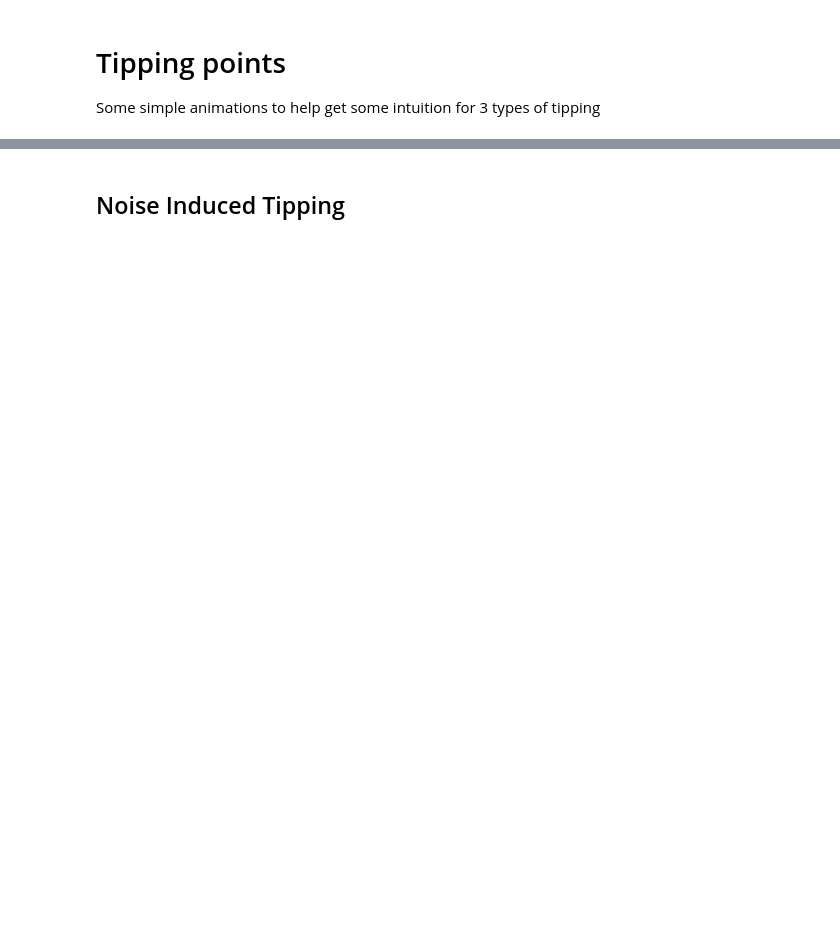
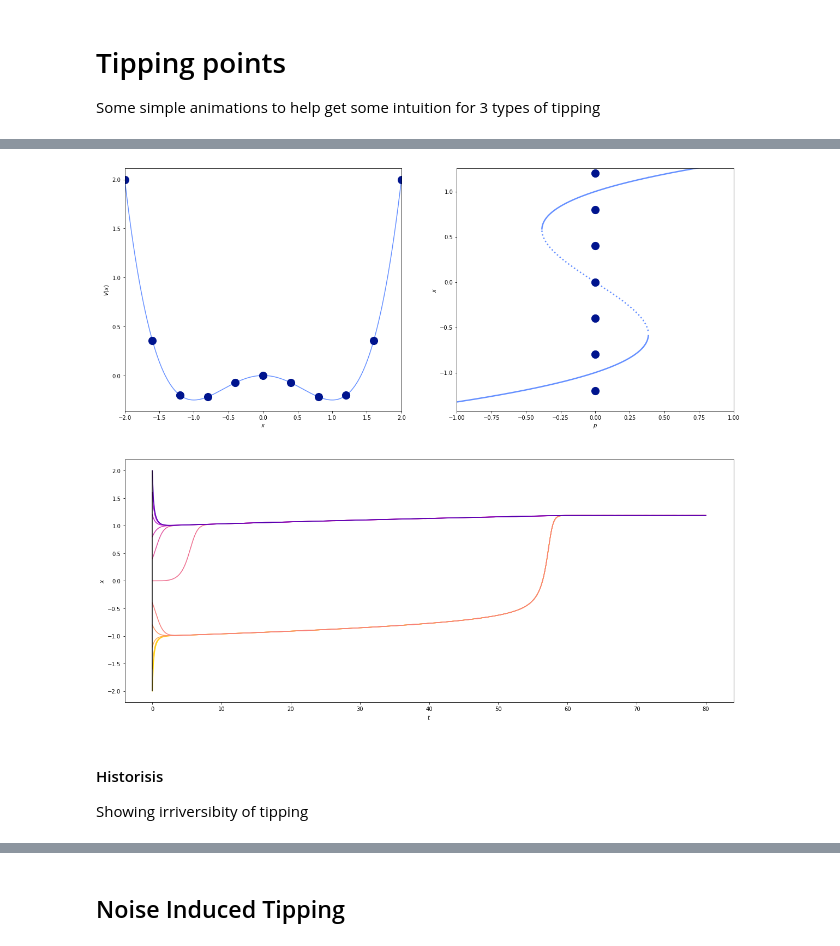
Before and after one commit to sablonl/LPHYS2114, a Jupyter notebook: Tipping Points.ipynb, the cells around one changed output, grey strips where cells are left out. Drawn from its saved outputs; the diff is of its cells as text; code cells hidden in the pictures; blank space fills up the shorter version.

```diff
--- a/Tipping Points.ipynb
+++ b/Tipping Points.ipynb
@@ -29 +42,5 @@ no_noise_model.plot_composite()
+# %%
+ani = b_tipping_model.animate_composite(ics=np.linspace(-2, 2, 11), t=np.linspace(0, 80, 500))
+# %% [output]
+[figure, added]
 # %%
@@ -47,0 +48,3 @@ no_noise_model.p_func = p_var
+# %% [markdown]
+#### Historisis
+Showing irriversibity of tipping
```
Also changed, not shown: parts of 55 cells of this notebook.
